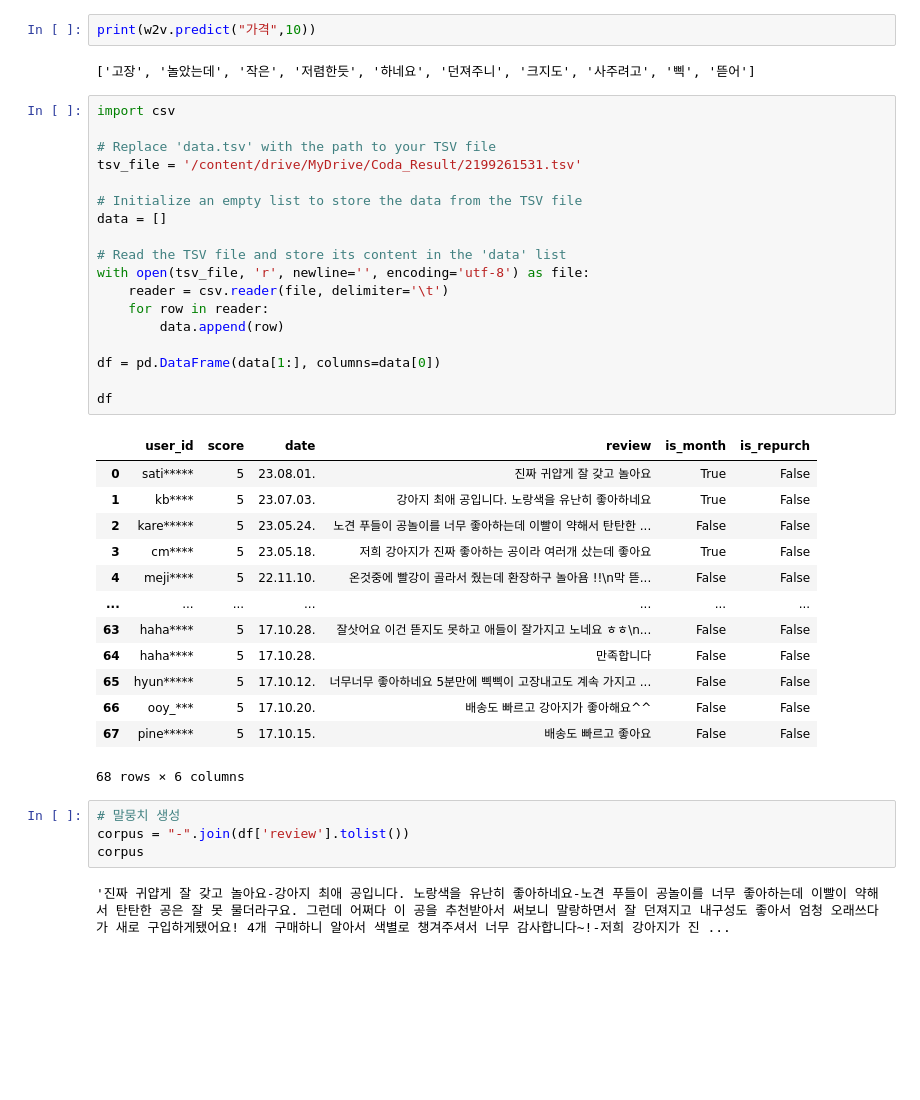
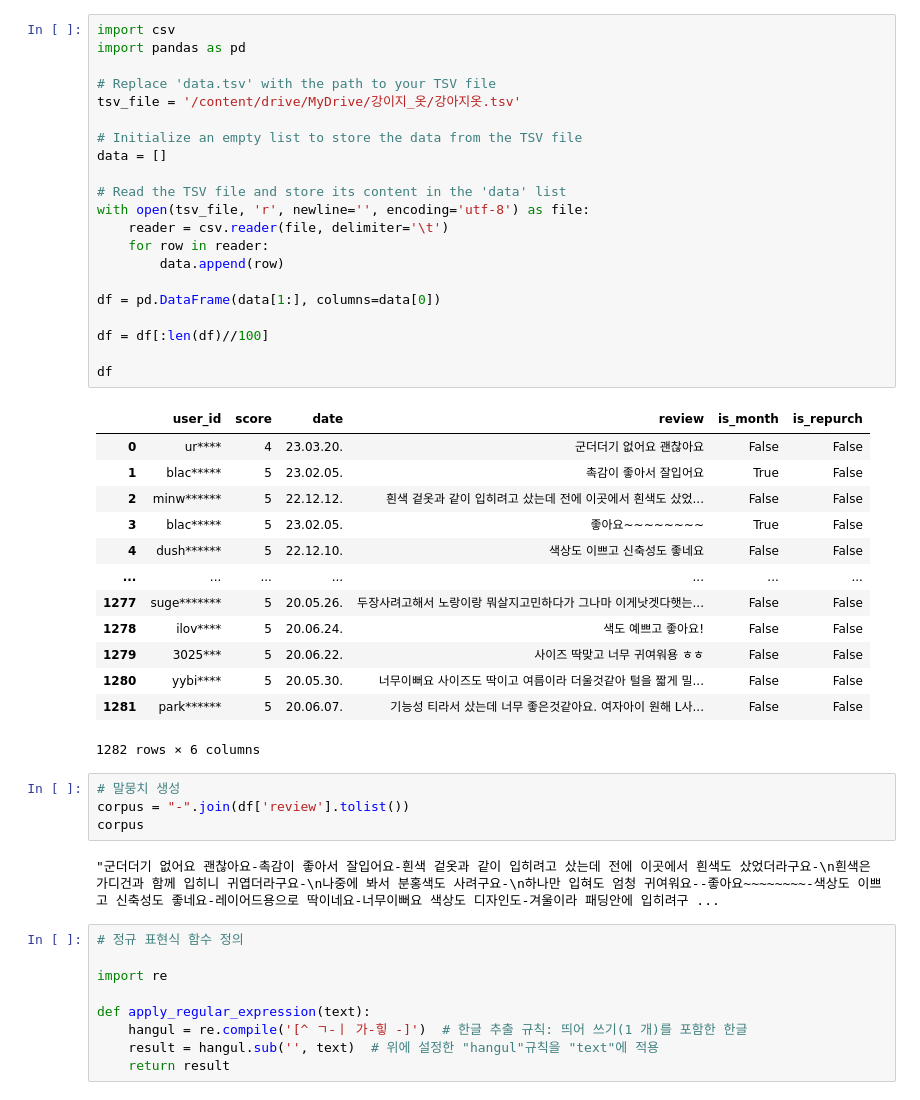
Before and after one commit to Tiabet/Project_Market, a Jupyter notebook: Skipgram_v1.ipynb, the cells around one changed output. Cells and saved outputs as stored; diff of their text form; blank space fills up the shorter version.

```diff
--- a/Skipgram_v1.ipynb
+++ b/Skipgram_v1.ipynb
@@ -192,42 +11,50 @@ epoch  385  loss =  1300.5787255137307
-# %%
-print(w2v.predict("가격",10))
-# %% [output]
-['고장', '놀았는데', '작은', '저렴한듯', '하네요', '던져주니', '크지도', '사주려고', '삑', '뜯어']
 # %%
 import csv
+import pandas as pd
 
 # Replace 'data.tsv' with the path to your TSV file
-tsv_file = '/content/drive/MyDrive/Coda_Result/2199261531.tsv'
+tsv_file = '/content/drive/MyDrive/강이지_옷/강아지옷.tsv'
 
 # Initialize an empty list to store the data from the TSV file
 data = []
 
 # Read the TSV file and store its content in the 'data' list
 with open(tsv_file, 'r', newline='', encoding='utf-8') as file:
     reader = csv.reader(file, delimiter='\t')
     for row in reader:
         data.append(row)
 
 df = pd.DataFrame(data[1:], columns=data[0])
 
+df = df[:len(df)//100]
+
 df
 # %% [output]
 |  | user_id | score | date | review | is_month | is_repurch |
-| 0 | sati***** | 5 | 23.08.01. | 진짜 귀얍게 잘 갖고 놀아요 | True | False |
-| 1 | kb**** | 5 | 23.07.03. | 강아지 최애 공입니다. 노랑색을 유난히 좋아하네요 | True | False |
-| 2 | kare***** | 5 | 23.05.24. | 노견 푸들이 공놀이를 너무 좋아하는데 이빨이 약해서 탄탄한 ... | False | False |
-| 3 | cm**** | 5 | 23.05.18. | 저희 강아지가 진짜 좋아하는 공이라 여러개 샀는데 좋아요 | True | False |
-| 4 | meji**** | 5 | 22.11.10. | 온것중에 빨강이 골라서 줬는데 환장하구 놀아욤 !!\n막 뜯... | False | False |
+| 0 | ur**** | 4 | 23.03.20. | 군더더기 없어요 괜찮아요 | False | False |
+| 1 | blac***** | 5 | 23.02.05. | 촉감이 좋아서 잘입어요 | True | False |
+| 2 | minw****** | 5 | 22.12.12. | 흰색 겉옷과 같이 입히려고 샀는데 전에 이곳에서 흰색도 샀었... | False | False |
+| 3 | blac***** | 5 | 23.02.05. | 좋아요~~~~~~~~ | True | False |
+| 4 | dush****** | 5 | 22.12.10. | 색상도 이쁘고 신축성도 좋네요 | False | False |
 | ... | ... | ... | ... | ... | ... | ... |
-| 63 | haha**** | 5 | 17.10.28. | 잘삿어요 이건 뜯지도 못하고 애들이 잘가지고 노네요 ㅎㅎ\n... | False | False |
-| 64 | haha**** | 5 | 17.10.28. | 만족합니다 | False | False |
-| 65 | hyun***** | 5 | 17.10.12. | 너무너무 좋아하네요 5분만에 삑삑이 고장내고도 계속 가지고 ... | False | False |
-| 66 | ooy_*** | 5 | 17.10.20. | 배송도 빠르고 강아지가 좋아해요^^ | False | False |
-| 67 | pine***** | 5 | 17.10.15. | 배송도 빠르고 좋아요 | False | False |
+| 1277 | suge******* | 5 | 20.05.26. | 두장사려고해서 노랑이랑 뭐살지고민하다가 그나마 이게낫겟다햇는... | False | False |
+| 1278 | ilov**** | 5 | 20.06.24. | 색도 예쁘고 좋아요! | False | False |
+| 1279 | 3025*** | 5 | 20.06.22. | 사이즈 딱맞고 너무 귀여워용 ㅎㅎ | False | False |
+| 1280 | yybi**** | 5 | 20.05.30. | 너무이뻐요 사이즈도 딱이고 여름이라 더울것같아 털을 짧게 밀... | False | False |
+| 1281 | park****** | 5 | 20.06.07. | 기능성 티라서 샀는데 너무 좋은것같아요. 여자아이 원해 L사... | False | False |
-68 rows × 6 columns
+1282 rows × 6 columns
 # %%
 # 말뭉치 생성
 corpus = "-".join(df['review'].tolist())
 corpus
 # %% [output]
-'진짜 귀얍게 잘 갖고 놀아요-강아지 최애 공입니다. 노랑색을 유난히 좋아하네요-노견 푸들이 공놀이를 너무 좋아하는데 이빨이 약해서 탄탄한 공은 잘 못 물더라구요. 그런데 어쩌다 이 공을 추천받아서 써보니 말랑하면서 잘 던져지고 내구성도 좋아서 엄청 오래쓰다가 새로 구입하게됐어요! 4개 구매하니 알아서 색별로 챙겨주셔서 너무 감사합니다~!-저희 강아지가 진 ...
+"군더더기 없어요 괜찮아요-촉감이 좋아서 잘입어요-흰색 겉옷과 같이 입히려고 샀는데 전에 이곳에서 흰색도 샀었더라구요-\n흰색은 가디건과 함께 입히니 귀엽더라구요-\n나중에 봐서 분홍색도 사려구요-\n하나만 입혀도 엄청 귀여워요--좋아요~~~~~~~~-색상도 이쁘고 신축성도 좋네요-레이어드용으로 딱이네요-너무이뻐요 색상도 디자인도-겨울이라 패딩안에 입히려구 ...
+# %%
+# 정규 표현식 함수 정의
+
+import re
+
+def apply_regular_expression(text):
+    hangul = re.compile('[^ ㄱ-ㅣ 가-힣 -]')  # 한글 추출 규칙: 띄어 쓰기(1 개)를 포함한 한글
+    result = hangul.sub('', text)  # 위에 설정한 "hangul"규칙을 "text"에 적용
+    return result
```
Also changed, not shown: parts of 12 cells of this notebook.
